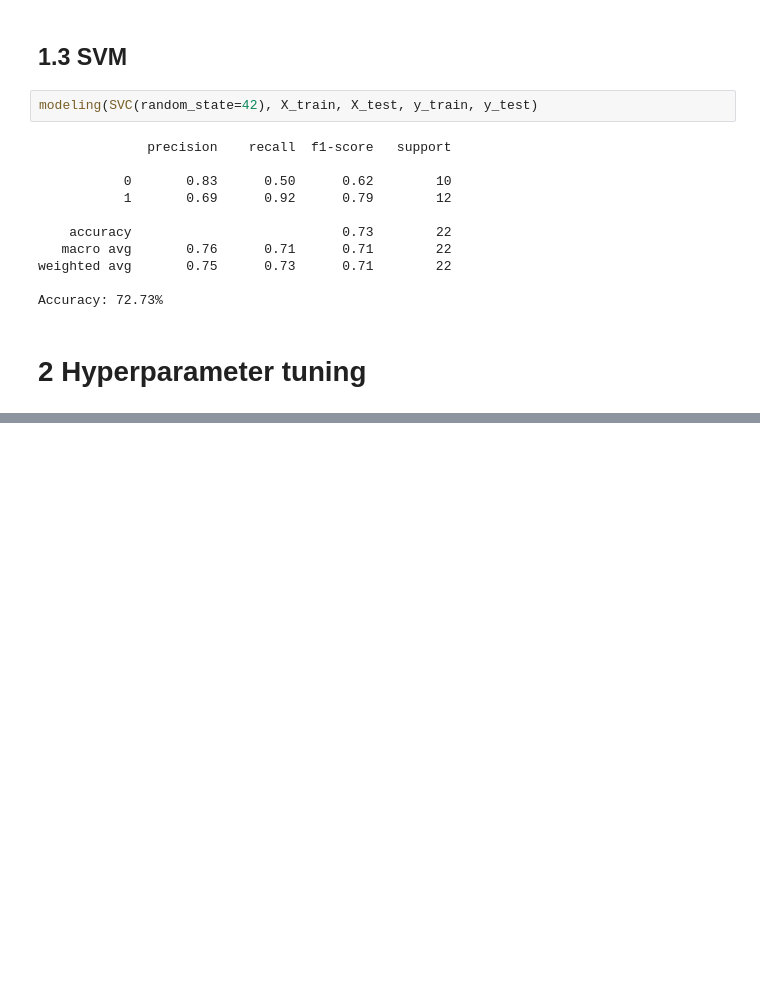
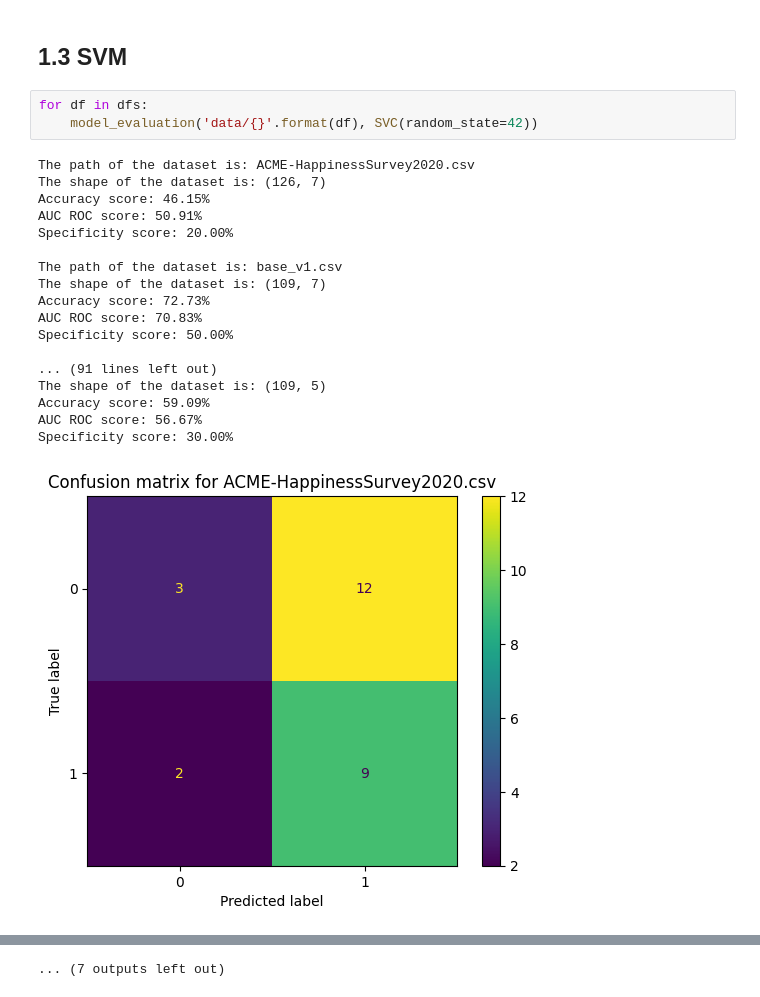
Before and after one commit to joaothomazlemos/4AVbJnW3rbsWDNP8, a Jupyter notebook: 03_model_development.ipynb, the cells around one changed output, grey strips where cells are left out. Drawn from its saved outputs; the diff is of its cells as text; blank space fills up the shorter version.

```diff
--- a/03_model_development.ipynb
+++ b/03_model_development.ipynb
@@ -98,17 +197,24 @@ Accuracy: 63.64%
 # %% [markdown]
 ## 1.3 SVM
-# %%
-modeling(SVC(random_state=42), X_train, X_test, y_train, y_test)
-# %% [output]
-              precision    recall  f1-score   support
-
-           0       0.83      0.50      0.62        10
-           1       0.69      0.92      0.79        12
-
-    accuracy                           0.73        22
-   macro avg       0.76      0.71      0.71        22
-weighted avg       0.75      0.73      0.71        22
-
-Accuracy: 72.73%
-# %% [markdown]
-# 2 Hyperparameter tuning
+# %%
+for df in dfs:
+    model_evaluation('data/{}'.format(df), SVC(random_state=42))
+# %% [output]
+The path of the dataset is: ACME-HappinessSurvey2020.csv
+The shape of the dataset is: (126, 7)
+Accuracy score: 46.15%
+AUC ROC score: 50.91%
+Specificity score: 20.00%
+
+The path of the dataset is: base_v1.csv
+The shape of the dataset is: (109, 7)
+Accuracy score: 72.73%
+AUC ROC score: 70.83%
+Specificity score: 50.00%
+
+... (91 lines left out)
+The shape of the dataset is: (109, 5)
+Accuracy score: 59.09%
+AUC ROC score: 56.67%
+Specificity score: 30.00%
+[figure, added]
@@ -114,0 +231 @@ Accuracy: 72.73%
+... (7 outputs left out)
```
Also changed, not shown: parts of 22 cells of this notebook.
